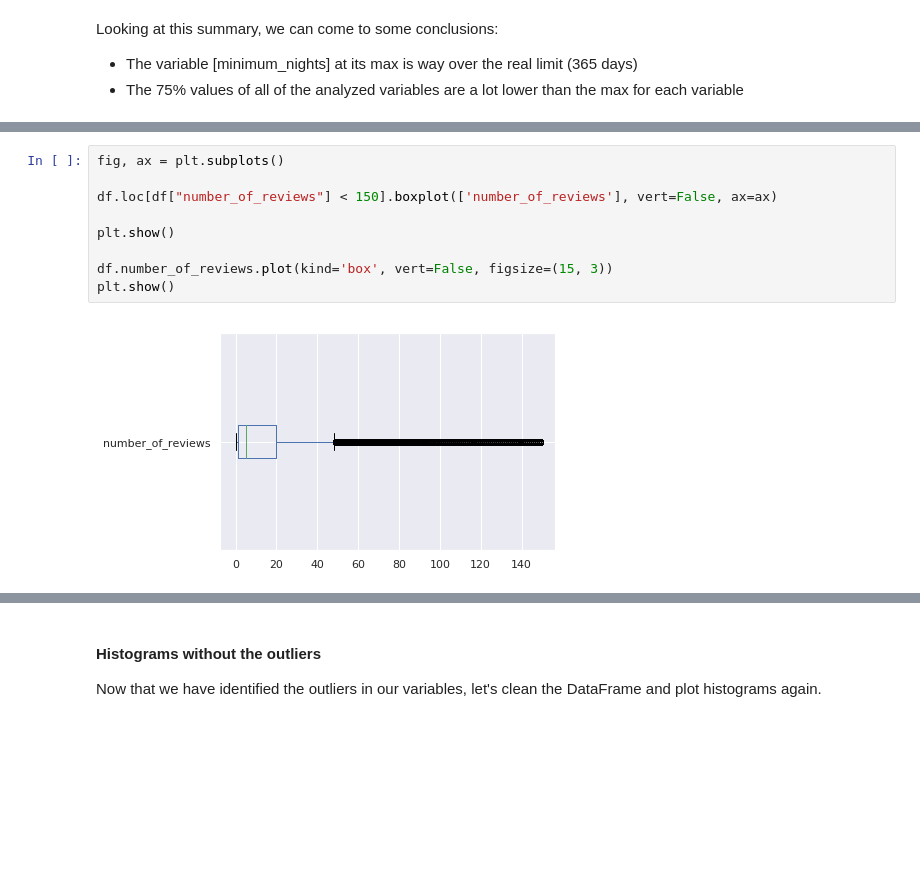
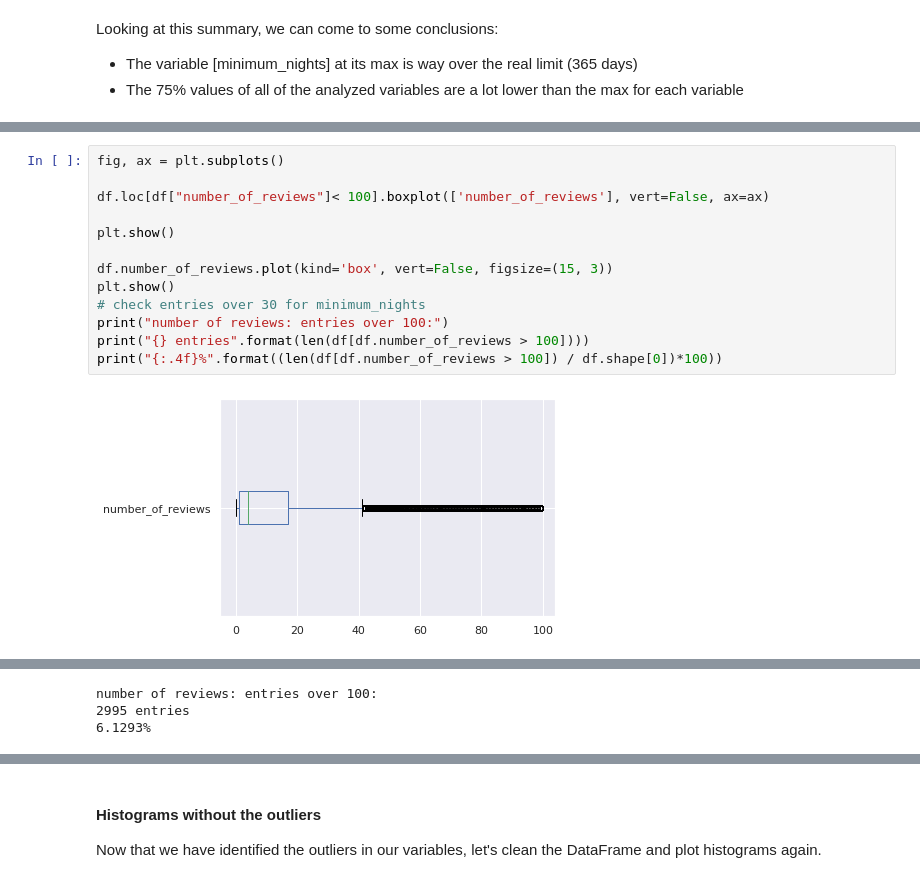
Before and after one commit to rafaelnduarte/Airbnb_Data_Analysis_NYC, a Jupyter notebook: Airbnb_Data_Analysis_Price_prediction_(XGBoost).ipynb, the cells around one changed output, grey strips where cells are left out. Saved outputs shown, nothing was run; the diff lists cells and outputs as text; blank space fills up the shorter version.

```diff
--- a/Airbnb_Data_Analysis_Price_prediction_(XGBoost).ipynb
+++ b/Airbnb_Data_Analysis_Price_prediction_(XGBoost).ipynb
@@ -243,15 +263,22 @@ minimum_nights: entries over 30:
 # %%
 fig, ax = plt.subplots()
 
-df.loc[df["number_of_reviews"] < 150].boxplot(['number_of_reviews'], vert=False, ax=ax)
+df.loc[df["number_of_reviews"]< 100].boxplot(['number_of_reviews'], vert=False, ax=ax)
 
 plt.show()
 
 df.number_of_reviews.plot(kind='box', vert=False, figsize=(15, 3))
 plt.show()
+# check entries over 30 for minimum_nights
+print("number of reviews: entries over 100:")
+print("{} entries".format(len(df[df.number_of_reviews > 100])))
+print("{:.4f}%".format((len(df[df.number_of_reviews > 100]) / df.shape[0])*100))
 # %% [output]
-[figure, old version]
+[figure, new version]
 [figure]
+number of reviews: entries over 100:
+2995 entries
+6.1293%
 # %%
 # boxplot for number_of_reviews
 
```
Also changed, not shown: parts of 32 cells of this notebook.
